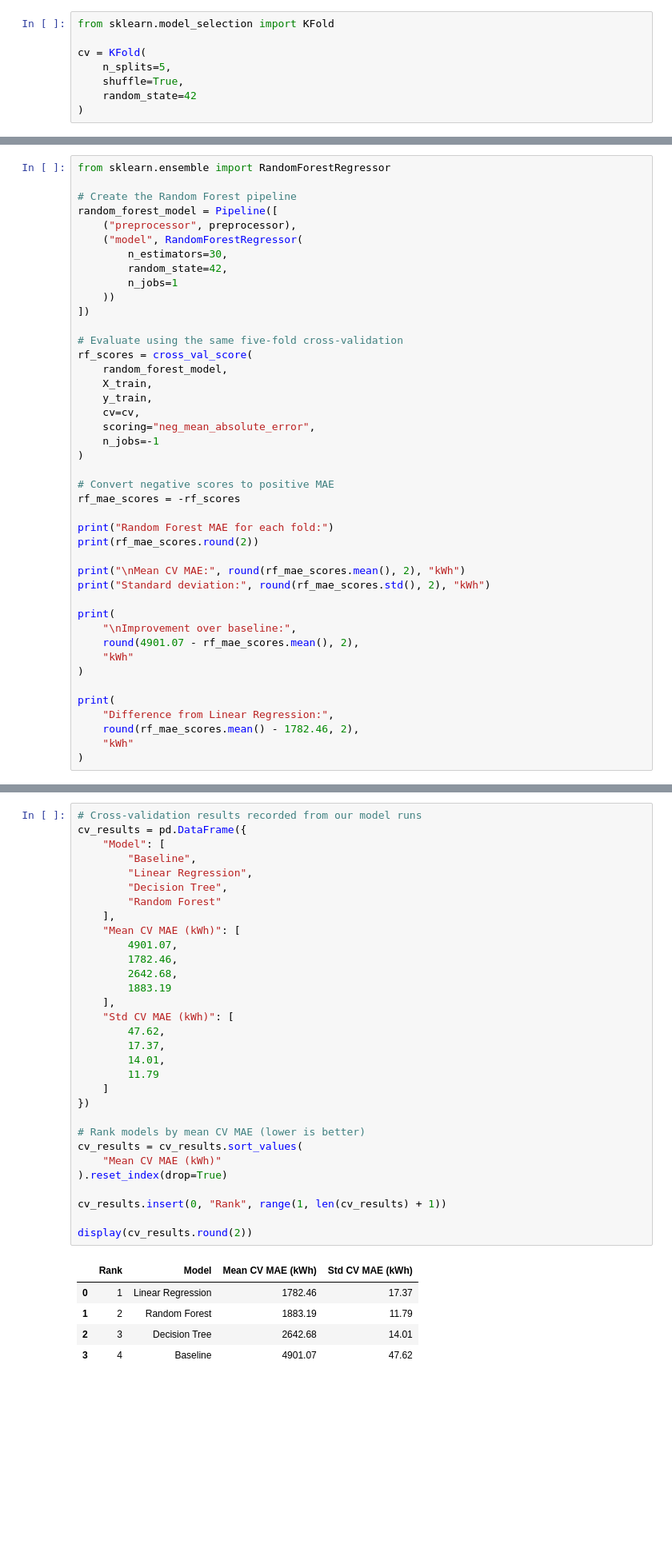
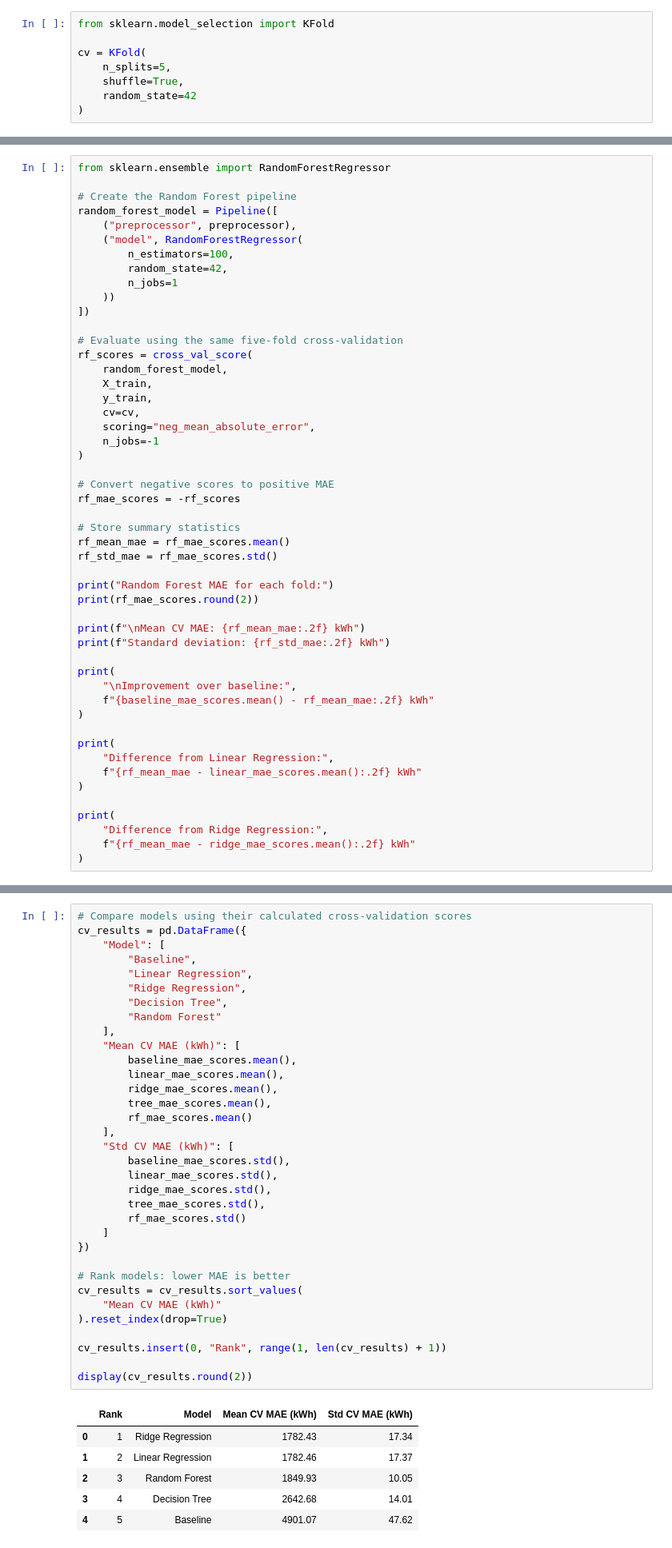
Before and after one commit to Shree123-gif/Group4-day2-assignment, a Jupyter notebook: notebooks/02_model_training.ipynb, the cells around one changed output, grey strips where cells are left out. Shown at 80% size. Drawn from its saved outputs; the diff is of its cells as text; blank space fills up the shorter version.

```diff
--- a/notebooks/02_model_training.ipynb
+++ b/notebooks/02_model_training.ipynb
@@ -457,7 +555,7 @@ from sklearn.ensemble import RandomForestRegressor
 random_forest_model = Pipeline([
     ("preprocessor", preprocessor),
     ("model", RandomForestRegressor(
-        n_estimators=30,
+        n_estimators=100,
         random_state=42,
         n_jobs=1
     ))
@@ -476,22 +574,29 @@ rf_scores = cross_val_score(
 # Convert negative scores to positive MAE
 rf_mae_scores = -rf_scores
 
+# Store summary statistics
+rf_mean_mae = rf_mae_scores.mean()
+rf_std_mae = rf_mae_scores.std()
+
 print("Random Forest MAE for each fold:")
 print(rf_mae_scores.round(2))
 
-print("\nMean CV MAE:", round(rf_mae_scores.mean(), 2), "kWh")
-print("Standard deviation:", round(rf_mae_scores.std(), 2), "kWh")
+print(f"\nMean CV MAE: {rf_mean_mae:.2f} kWh")
+print(f"Standard deviation: {rf_std_mae:.2f} kWh")
 
 print(
     "\nImprovement over baseline:",
-    round(4901.07 - rf_mae_scores.mean(), 2),
-    "kWh"
+    f"{baseline_mae_scores.mean() - rf_mean_mae:.2f} kWh"
 )
 
 print(
     "Difference from Linear Regression:",
-    round(rf_mae_scores.mean() - 1782.46, 2),
-    "kWh"
+    f"{rf_mean_mae - linear_mae_scores.mean():.2f} kWh"
 )
+
+print(
+    "Difference from Ridge Regression:",
+    f"{rf_mean_mae - ridge_mae_scores.mean():.2f} kWh"
+)
 # %% [output]
 Random Forest MAE for each fold:
@@ -514,40 +620,44 @@ We will report:
 
 All scores are calculated using the training data.
 # %%
-# Cross-validation results recorded from our model runs
+# Compare models using their calculated cross-validation scores
 cv_results = pd.DataFrame({
     "Model": [
         "Baseline",
         "Linear Regression",
+        "Ridge Regression",
         "Decision Tree",
         "Random Forest"
     ],
     "Mean CV MAE (kWh)": [
-        4901.07,
-        1782.46,
-        2642.68,
-        1883.19
+        baseline_mae_scores.mean(),
+        linear_mae_scores.mean(),
+        ridge_mae_scores.mean(),
+        tree_mae_scores.mean(),
+        rf_mae_scores.mean()
     ],
     "Std CV MAE (kWh)": [
-        47.62,
-        17.37,
-        14.01,
-        11.79
+        baseline_mae_scores.std(),
+        linear_mae_scores.std(),
+        ridge_mae_scores.std(),
+        tree_mae_scores.std(),
+        rf_mae_scores.std()
     ]
 })
 
-# Rank models by mean CV MAE (lower is better)
+# Rank models: lower MAE is better
 cv_results = cv_results.sort_values(
     "Mean CV MAE (kWh)"
 ).reset_index(drop=True)
 
 cv_results.insert(0, "Rank", range(1, len(cv_results) + 1))
 
 display(cv_results.round(2))
 # %% [output]
 |  | Rank | Model | Mean CV MAE (kWh) | Std CV MAE (kWh) |
-| 0 | 1 | Linear Regression | 1782.46 | 17.37 |
-| 1 | 2 | Random Forest | 1883.19 | 11.79 |
-| 2 | 3 | Decision Tree | 2642.68 | 14.01 |
-| 3 | 4 | Baseline | 4901.07 | 47.62 |
+| 0 | 1 | Ridge Regression | 1782.43 | 17.34 |
+| 1 | 2 | Linear Regression | 1782.46 | 17.37 |
+| 2 | 3 | Random Forest | 1849.93 | 10.05 |
+| 3 | 4 | Decision Tree | 2642.68 | 14.01 |
+| 4 | 5 | Baseline | 4901.07 | 47.62 |
 # %% [markdown]
```
Also changed, not shown: parts of 42 cells of this notebook, 7 other files.
